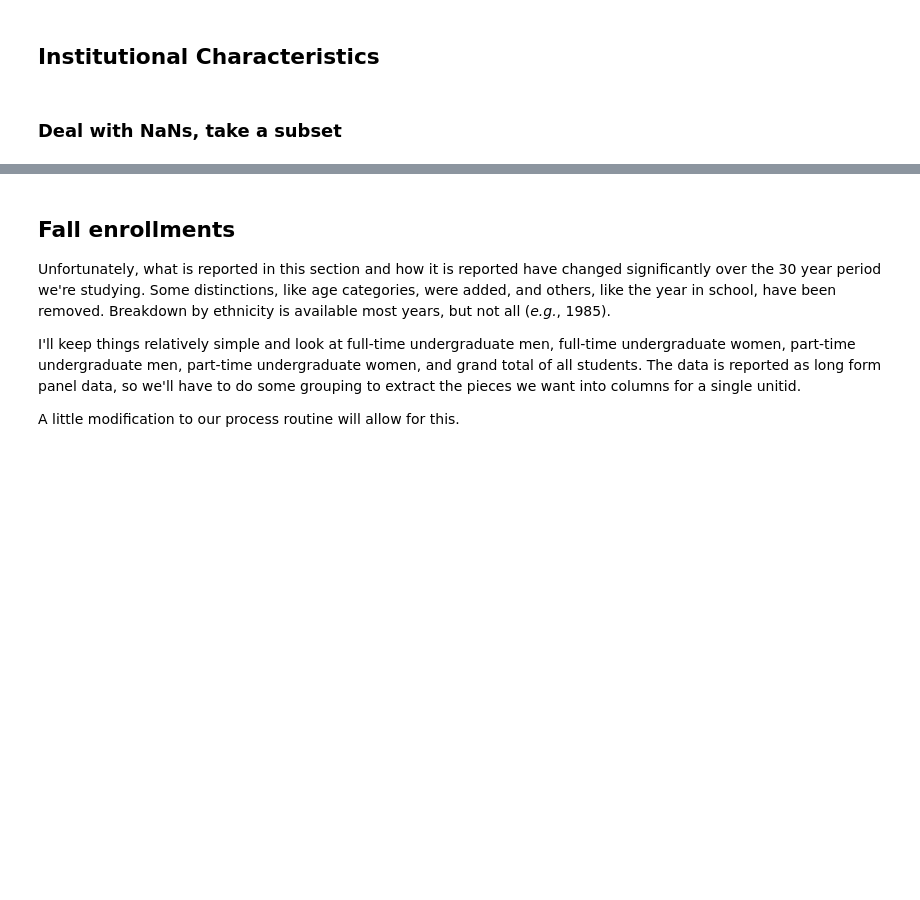
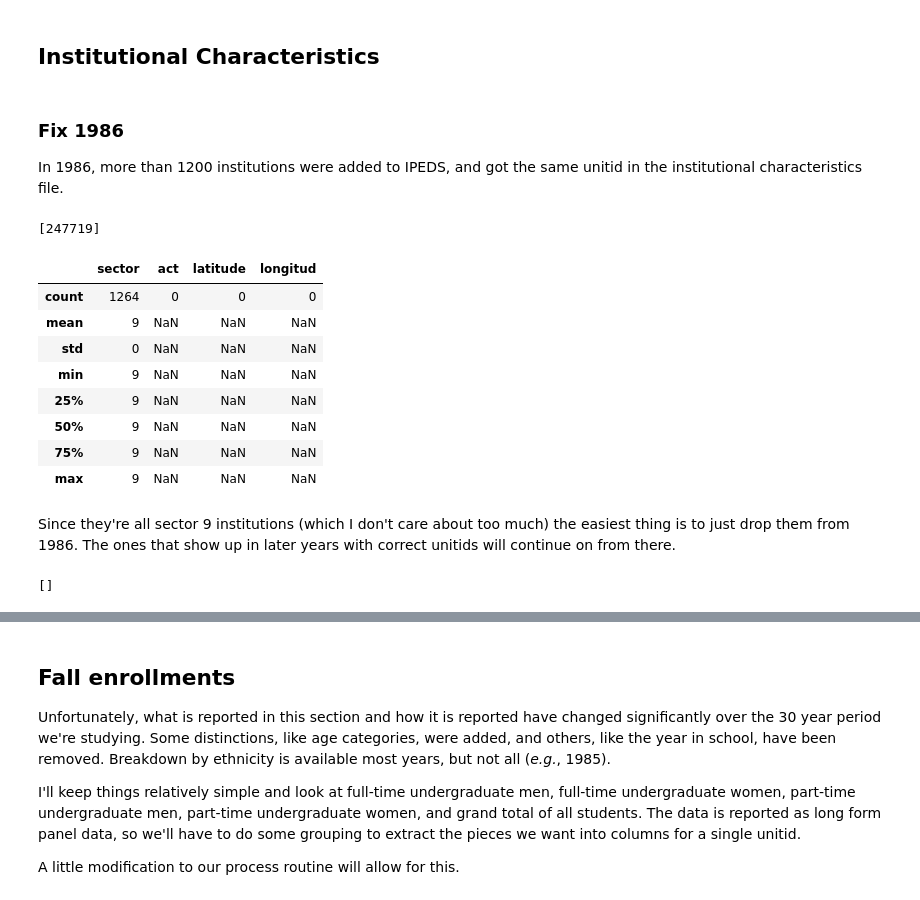
Before and after one commit to tachycline/collegestats, a Jupyter notebook: notebooks/01 - Clean and Combine.ipynb, the cells around one changed output, grey strips where cells are left out. Cells and saved outputs as stored; diff of their text form; code cells hidden in the pictures; blank space fills up the shorter version.

Commit message:
fixed a few things, added serialization

```diff
--- a/notebooks/01 - Clean and Combine.ipynb
+++ b/notebooks/01 - Clean and Combine.ipynb
@@ -5,6 +7,8 @@ import matplotlib as mpl
 import matplotlib.pyplot as plt
 
 %matplotlib inline
+
+datadir = "../data/"
 # %% [markdown]
 This notebook will walk through the process of cleaning and combining the data from IPEDS into a data set for analysis. The final form at the end will be a pandas panel (appropriately serialized and stored) which contains the following information:
 
@@ -54,7 +58,7 @@ That's an impressively long list. The variables are spread across several files
 ## Institutional Characteristics
 # %%
 def process(csvfile, columns, charcols):
-    raw = pd.read_csv(csvfile, encoding='latin-1')
+    raw = pd.read_csv(datadir + csvfile, encoding='latin-1')
     # standardize column names to uppercase without leading or trailing whitespace
     raw.columns = [colname.strip().lower() for colname in raw.columns]
 
@@ -110,6 +114,26 @@ csvfiles = {1984: 'ic1984.csv',
 
 dataframes = {}
 for year in csvfiles.keys():
-    dataframes[year] = process('../data/' + csvfiles[year], columns, charcols)
+    dataframes[year] = process(csvfiles[year], columns, charcols)
-# %% [markdown]
-### Deal with NaNs, take a subset
+# %% [markdown]
+### Fix 1986
+
+In 1986, more than 1200 institutions were added to IPEDS, and got the same unitid in the institutional characteristics file.
+# %%
+dataframes[1986].index.get_duplicates()
+# %% [output]
+[247719]
+# %%
+dataframes[1986].ix[247719].describe()
+# %% [output]
+|  | sector | act | latitude | longitud |
+| count | 1264 | 0 | 0 | 0 |
+| mean | 9 | NaN | NaN | NaN |
+| std | 0 | NaN | NaN | NaN |
+| min | 9 | NaN | NaN | NaN |
+| 25% | 9 | NaN | NaN | NaN |
+| 50% | 9 | NaN | NaN | NaN |
+| 75% | 9 | NaN | NaN | NaN |
+| max | 9 | NaN | NaN | NaN |
+# %% [markdown]
+Since they're all sector 9 institutions (which I don't care about too much) the easiest thing is to just drop them from 1986. The ones that show up in later years with correct unitids will continue on from there.
@@ -115,0 +145,4 @@ for year in csvfiles.keys():
+# %%
+dataframes[1986].index.get_duplicates()
+# %% [output]
+[]
```
Also changed, not shown: parts of 26 cells of this notebook.
